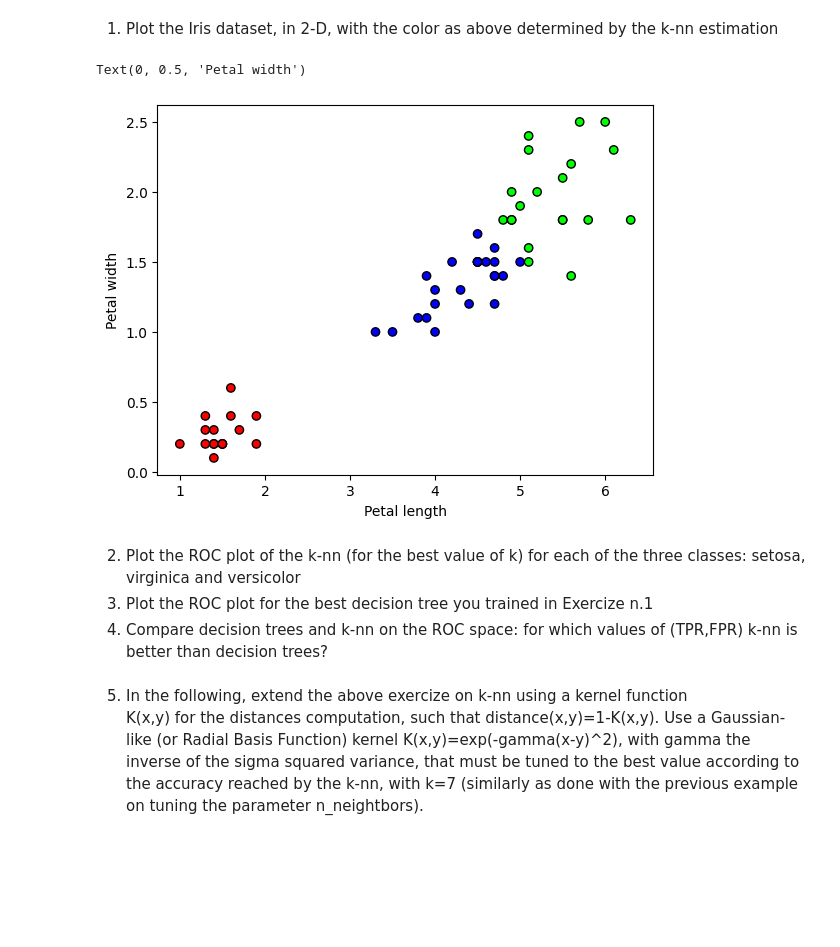
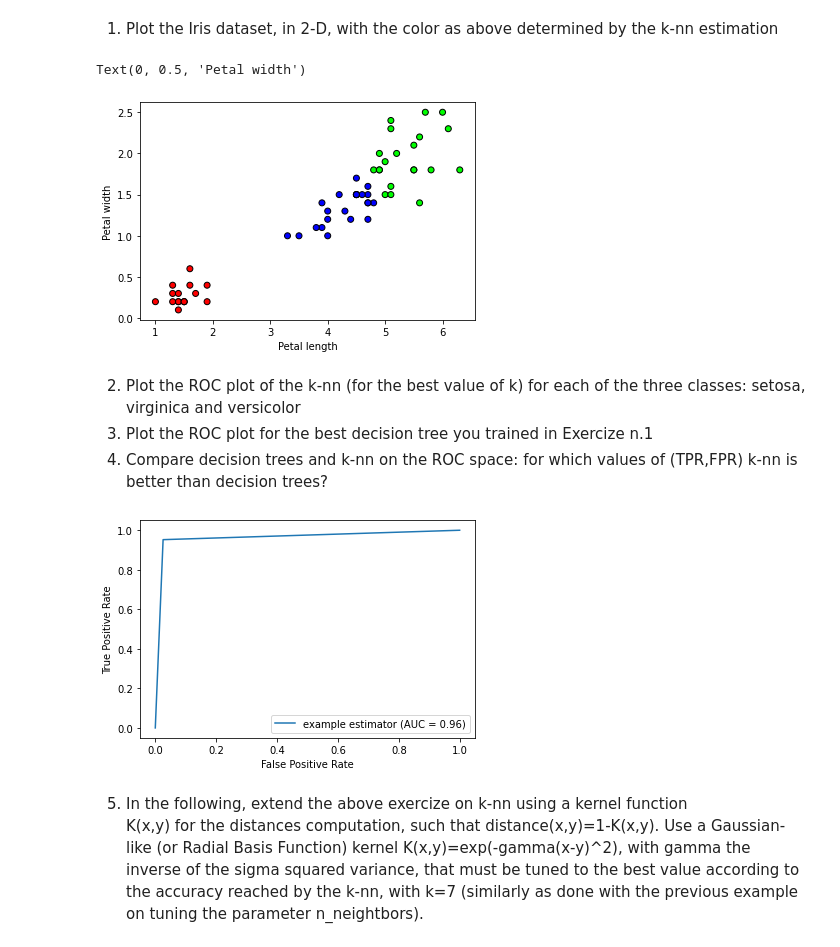
Before and after one commit to Fazzaa/ml_lab, a Jupyter notebook: knn/classification_iris_knn_aa_21_22.ipynb, the cells around one changed output. Cells and saved outputs as stored; diff of their text form; code cells hidden in the pictures; blank space fills up the shorter version.

```diff
--- a/knn/classification_iris_knn_aa_21_22.ipynb
+++ b/knn/classification_iris_knn_aa_21_22.ipynb
@@ -367,20 +313,37 @@ Text(0, 0.5, 'Petal width')
 
 1. Plot the Iris dataset, in 2-D, with the color as above determined by the k-nn estimation
 # %%
-clf_knn = neighbors.KNeighborsClassifier(7, weights=weight_type)
-clf_knn2.fit(X_train, y_train)
-predicted_y = clf_knn2.predict(X_test)
+clf_knn = neighbors.KNeighborsClassifier(7, weights="distance")
+clf_knn.fit(X_train, y_train)
+predicted_y = clf_knn.predict(X_test)
 
 plt.scatter(X_test[:, 2], X_test[:, 3], c=predicted_y, cmap=my_cmap, edgecolor="k")
 plt.xlabel("Petal length")
 plt.ylabel("Petal width")
 # %% [output]
 Text(0, 0.5, 'Petal width')
-[figure, old version]
+[figure, new version]
 # %% [markdown]
 2. Plot the ROC plot of the k-nn (for the best value of k) for each of the three classes: setosa, virginica and versicolor
 3. Plot the ROC plot for the best decision tree you trained in Exercize n.1
 4. Compare decision trees and k-nn on the ROC space: for which values of (TPR,FPR) k-nn is better than decision trees?
+# %%
+X = iris.data
+y = iris.target
+
+y = label_binarize(y, classes=[0, 1, 2])
+X_train, X_test, y_train, y_test = train_test_split(X, y, test_size=0.4, random_state=0)
+classifier = OneVsRestClassifier(neighbors.KNeighborsClassifier(7, weights="distance"))
+classifier.fit(X_train, y_train)
+predicted_y = classifier.predict(X_test)
+for i in range(3):
+	fpr, tpr, thresholds = metrics.roc_curve(y_test[:, i], predicted_y[:, i])
+	roc_auc = metrics.auc(fpr, tpr)
+	display = metrics.RocCurveDisplay(fpr=fpr, tpr=tpr, roc_auc=roc_auc, estimator_name='example estimator')
+	display.plot()
+	plt.show()
+# %% [output]
+[figure, added]
 # %% [markdown]
 5. In the following, extend the above exercize on k-nn using a kernel function
 K(x,y) for the distances computation, such that distance(x,y)=1-K(x,y).    Use a Gaussian-like (or Radial Basis Function) kernel K(x,y)=exp(-gamma(x-y)^2), with gamma the inverse of the sigma squared variance, that must be tuned to the best value according to the accuracy reached by the k-nn, with k=7 (similarly as done with the previous example on tuning the parameter n_neightbors).
```
Also changed, not shown: parts of 5 cells of this notebook, 1 other file.
